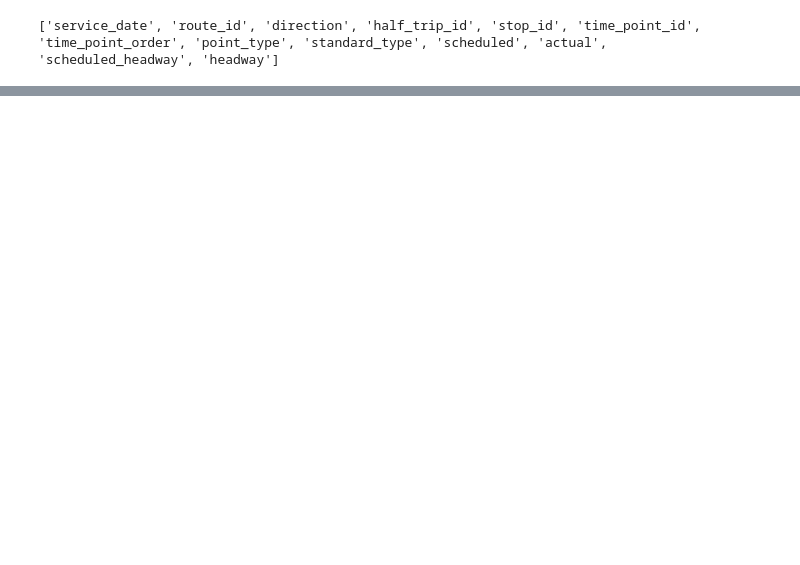
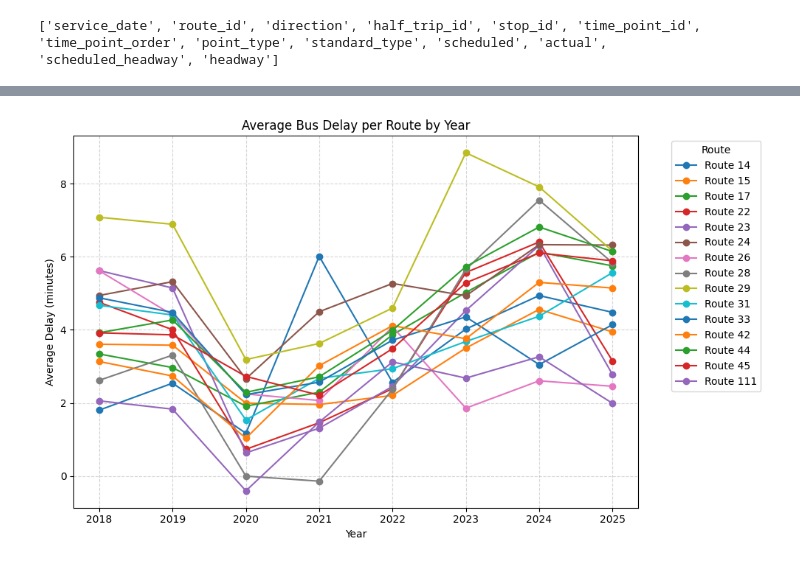
Before and after one commit to avanc13/CS506Project, a Jupyter notebook: notebooks/Average Delay/average_delay_improved.ipynb, the cells around one changed output, grey strips where cells are left out. Cells and saved outputs as stored; diff of their text form; code cells hidden in the pictures; blank space fills up the shorter version.

Commit message:
Add new analysis notebook for average delay calculations

```diff
--- a/notebooks/Average Delay/average_delay_improved.ipynb
+++ b/notebooks/Average Delay/average_delay_improved.ipynb
@@ -223,0 +241,21 @@ Processing MBTA_avg_delay_standardized/MBTA-Bus-Arrival-Departure-Times_2024-10.
+# %%
+import pandas as pd
+import matplotlib.pyplot as plt
+
+avg_delay_all = avg_delay_all.groupby(['year', 'route_id'], as_index=False)['delay_min'].mean()
+
+plt.figure(figsize=(10, 6))
+
+for route in avg_delay_all['route_id'].unique():
+    route_data = avg_delay_all[avg_delay_all['route_id'] == route]
+    plt.plot(route_data['year'], route_data['delay_min'], marker='o', label=f'Route {route}')
+
+plt.title('Average Bus Delay per Route by Year')
+plt.xlabel('Year')
+plt.ylabel('Average Delay (minutes)')
+plt.legend(title='Route', bbox_to_anchor=(1.05, 1), loc='upper left')
+plt.grid(True, linestyle='--', alpha=0.5)
+plt.tight_layout()
+plt.show()
+# %% [output]
+[figure, added]
```
Also changed, not shown: parts of 3 cells of this notebook.
